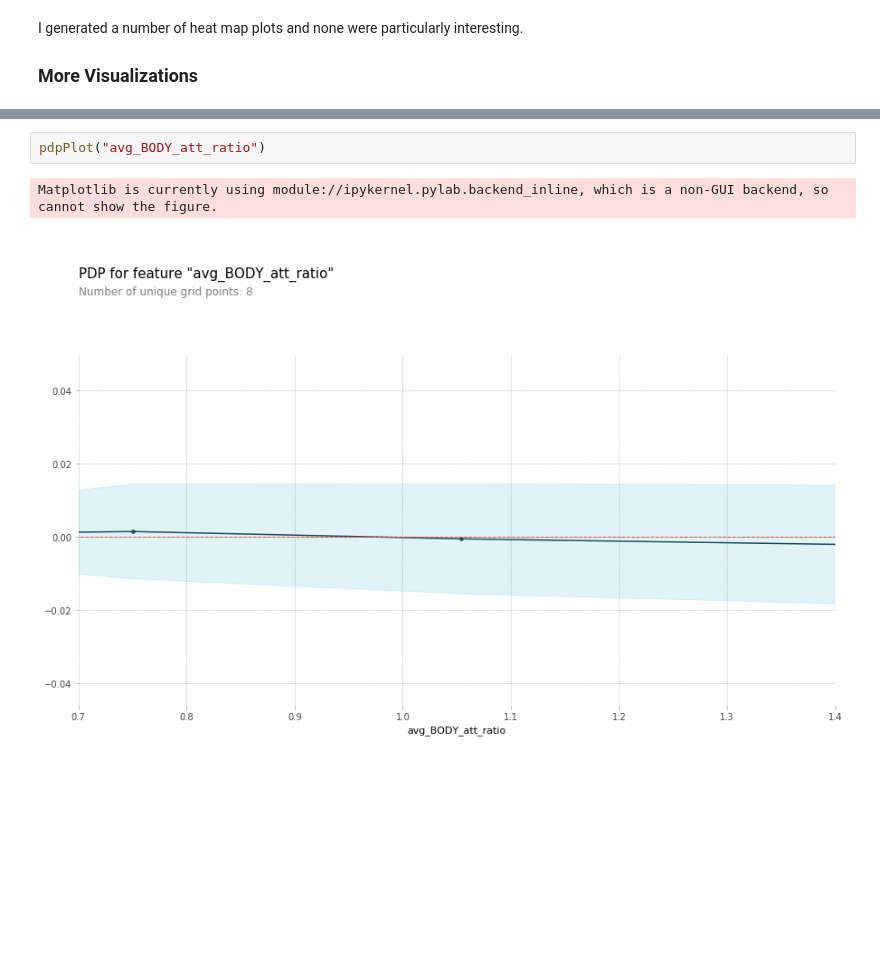
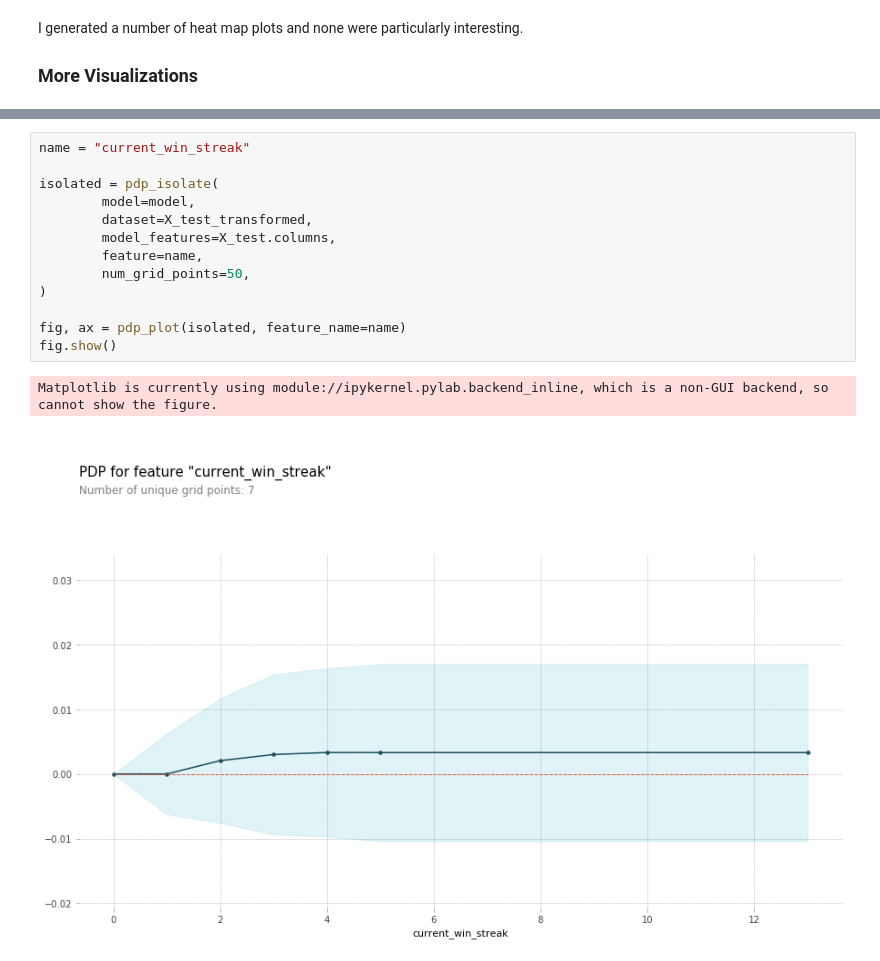
Before and after one commit to five-hundred-eleven/ufc-fight-prediction, a Jupyter notebook: ipynb/ufc-predictions.ipynb, the cells around one changed output, grey strips where cells are left out. Cells and saved outputs as stored; diff of their text form; blank space fills up the shorter version.

```diff
--- a/ipynb/ufc-predictions.ipynb
+++ b/ipynb/ufc-predictions.ipynb
@@ -613,5 +614,16 @@ Matplotlib is currently using module://ipykernel.pylab.backend_inline, which is
-# %%
-pdpPlot("avg_BODY_att_ratio")
-# %% [output]
-Matplotlib is currently using module://ipykernel.pylab.backend_inline, which is a non-GUI backend, so cannot show the figure.
-[figure, removed]
+# %%
+name = "current_win_streak"
+
+isolated = pdp_isolate(
+        model=model,
+        dataset=X_test_transformed,
+        model_features=X_test.columns,
+        feature=name,
+        num_grid_points=50,
+)
+
+fig, ax = pdp_plot(isolated, feature_name=name)
+fig.show()
+# %% [output]
+Matplotlib is currently using module://ipykernel.pylab.backend_inline, which is a non-GUI backend, so cannot show the figure.
+[figure, added]
```
Also changed, not shown: parts of 3 cells of this notebook.
